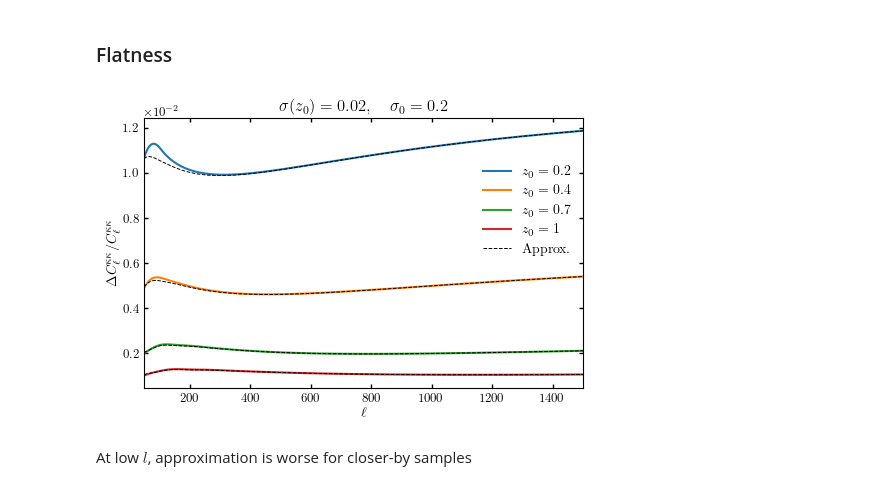
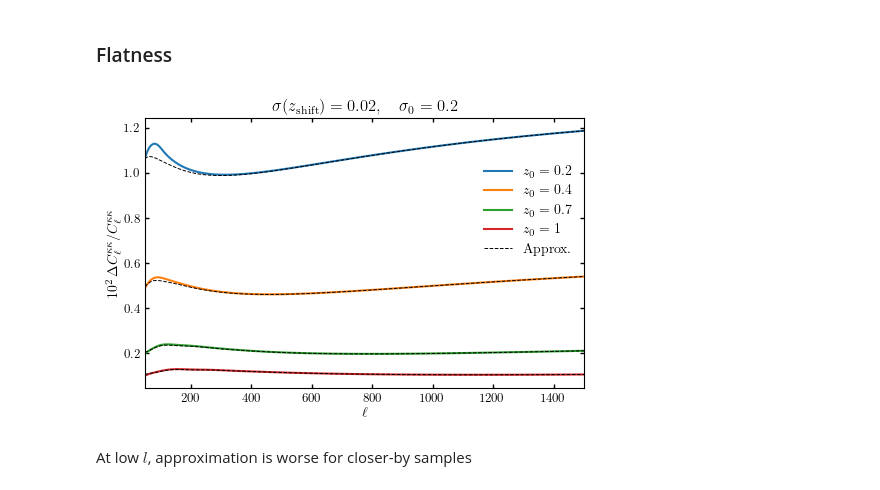
Before and after one commit to abaleato/CARDiAC, a Jupyter notebook: notebooks_for_paper/shear_tests.ipynb, the cells around one changed output. Saved outputs shown, nothing was run; the diff lists cells and outputs as text; code cells hidden in the pictures.

```diff
--- a/notebooks_for_paper/shear_tests.ipynb
+++ b/notebooks_for_paper/shear_tests.ipynb
@@ -259,44 +261,46 @@ def plot_approx(exp, ls=None, color=None, label=None, lw=None):
     plt.xlabel(r'$l$')
     plt.ylabel(r'$\Delta C_l^{\mathrm{approx}}/\Delta C_l$')
     return
-# %%
-title = 'shear'
-
-z_means_labels = np.array([r'z_0=0.2', r'z_0=0.4', r'z_0=0.7', r'z_0=1'])
-sigma_of_shift_to_plot = 0.02
-sigma_to_plot = 0.2
-
-i=0
-for z_mean, color in zip(z_means, colors):
-    j=0
-    for sigma, linestyle in zip(np.array([sigma_to_plot]), linestyles):
-        k=0
-        for sigma_of_shift, linewidth in zip(np.array([sigma_of_shift_to_plot]), linewidths):
-            if j==0:
-                label = r'${}$'.format(z_means_labels[i])
-            else:
-                label=None
-            if j==0 and k==0 and i==3:
-                approx_label=r'Approx.'
-            else:
-                approx_label=None
-            filename = '/pscratch/sd/a/ab2368/data/{}_alpha{}_lmaxpert{}_sigmazshift{}_nside{}_sigma{}_zmean{}'.format(title, alpha, lmax_pert, sigma_of_shift, nside, sigma, z_mean)
-            cs_auto = spectrum.Spec(load=True, filename=filename)
-            plt.plot(cs_auto.ells, cs_auto.conv_bias/cs_auto.unbiased_cls, color="C{}".format(i), lw=1.5, label=label)
-            plt.plot(cs_auto.ells, cs_auto.analytic_mcbias_via_variance/cs_auto.unbiased_cls, ls='--', color='k', lw=0.7, label=approx_label)#"C{}".format(i))
-            k+=1
-        j+=1
-    i+=1
-
-plt.ticklabel_format(axis='y', style='sci', scilimits=(0,0))
-plt.ylabel(r'$\Delta C^{\kappa\kappa}_\ell/ C^{\kappa\kappa}_\ell $')
-plt.xlabel(r'$\ell $')
-plt.title(r'$\sigma(z_0)={},\quad \sigma_0={}$'.format(sigma_of_shift_to_plot, sigma_to_plot))
-plt.legend(bbox_to_anchor=(1., 0.87))
-plt.xlim([50,1500])
-plt.savefig(plots_dir+'fig_shear_bias_shape.pdf', bbox_inches='tight', dpi=600)
-# %% [output]
-[figure, removed]
+# %%
+title = 'shear'
+
+z_means_labels = np.array([r'z_0=0.2', r'z_0=0.4', r'z_0=0.7', r'z_0=1'])
+sigma_of_shift_to_plot = 0.02
+sigma_to_plot = 0.2
+
+scaling_power = 2
+
+i=0
+for z_mean, color in zip(z_means, colors):
+    j=0
+    for sigma, linestyle in zip(np.array([sigma_to_plot]), linestyles):
+        k=0
+        for sigma_of_shift, linewidth in zip(np.array([sigma_of_shift_to_plot]), linewidths):
+            if j==0:
+                label = r'${}$'.format(z_means_labels[i])
+            else:
+                label=None
+            if j==0 and k==0 and i==3:
+                approx_label=r'Approx.'
+            else:
+                approx_label=None
+            filename = '/pscratch/sd/a/ab2368/data/{}_alpha{}_lmaxpert{}_sigmazshift{}_nside{}_sigma{}_zmean{}'.format(title, alpha, lmax_pert, sigma_of_shift, nside, sigma, z_mean)
+            cs_auto = spectrum.Spec(load=True, filename=filename)
+            plt.plot(cs_auto.ells, 10**scaling_power * cs_auto.conv_bias/cs_auto.unbiased_cls, color="C{}".format(i), lw=1.5, label=label)
+            plt.plot(cs_auto.ells, 10**scaling_power * cs_auto.analytic_mcbias_via_variance/cs_auto.unbiased_cls, ls='--', color='k', lw=0.7, label=approx_label)#"C{}".format(i))
+            k+=1
+        j+=1
+    i+=1
+
+plt.ticklabel_format(axis='y', style='sci', scilimits=(0,0))
+plt.ylabel(r'$10^{'+str(scaling_power)+'}\,\Delta C^{\kappa\kappa}_\ell/ C^{\kappa\kappa}_\ell $')
+plt.xlabel(r'$\ell $')
+plt.title(r'$\sigma(z_{\mathrm{shift}})='+str(sigma_of_shift_to_plot)+',\quad \sigma_0='+str(sigma_to_plot)+'$')
+plt.legend(bbox_to_anchor=(1., 0.87))
+plt.xlim([50,1500])
+plt.savefig(plots_dir+'fig_shear_bias_shape.pdf', bbox_inches='tight', dpi=600)
+# %% [output]
+[figure, added]
 # %% [markdown]
 At low $l$, approximation is worse for closer-by samples
 # %% [markdown]
```
Also changed, not shown: parts of 5 cells of this notebook, 3 other files.
